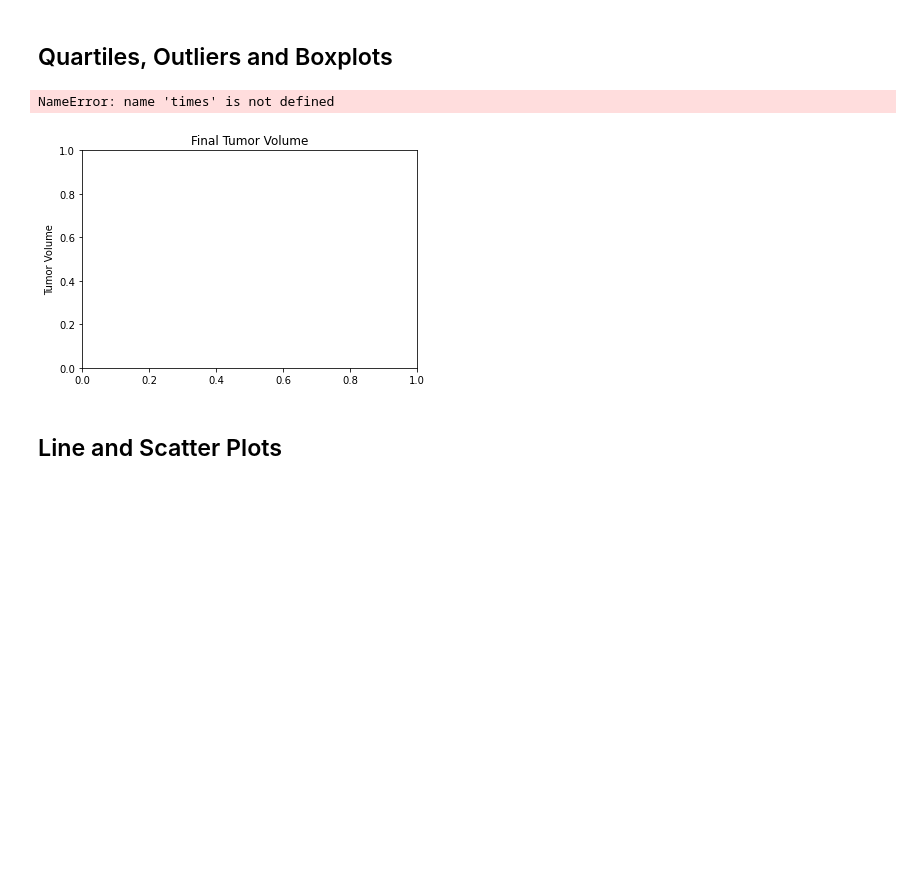
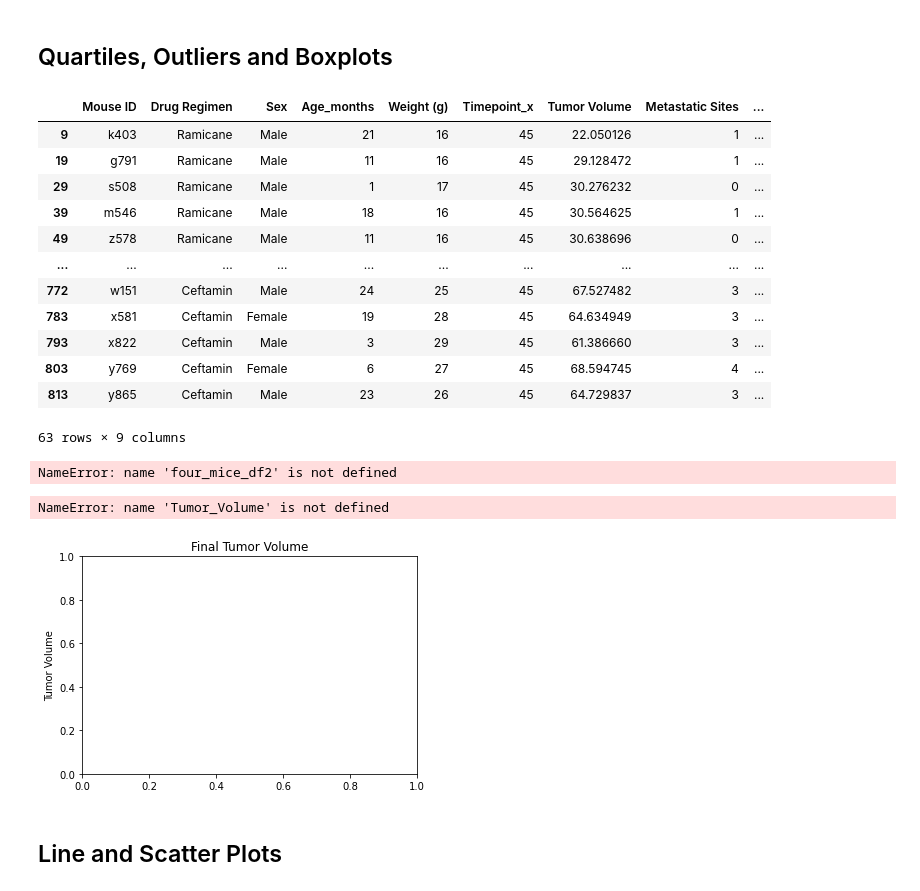
Before and after one commit to ese12880/Matplotlib-challenge, a Jupyter notebook: analysis/pymaceuticals_starter.ipynb, the cells around one changed output. Cells and saved outputs as stored; diff of their text form; code cells hidden in the pictures; blank space fills up the shorter version.

```diff
--- a/analysis/pymaceuticals_starter.ipynb
+++ b/analysis/pymaceuticals_starter.ipynb
@@ -236,19 +236,64 @@ plt.pie(sizes, explode=explode, labels=labels, colors=colors,
 # %%
 # Calculate the final tumor volume of each mouse across four of the treatment regimens:
 # Capomulin, Ramicane, Infubinol, and Ceftamin
+Capomulin_df = combined_data.loc[combined_data['Drug Regimen'] == "Capomulin", :]
+Capomulin_df.head()
+
+Ramicane_df = combined_data.loc[combined_data['Drug Regimen'] == "Ramicane", :]
+Ramicane_df.head()
+
+Infubinol_df = combined_data.loc[combined_data['Drug Regimen'] == "Infubinol", :]
+Infubinol_df.head()
+
+Ceftamin_df = combined_data.loc[combined_data['Drug Regimen'] == "Ceftamin", :]
+Ceftamin_df.head()
+
+four_mice_df = pd.merge(Ramicane_df, pd.merge(Capomulin_df, pd.merge(Infubinol_df, Ceftamin_df, how="outer"), how="outer"), how="outer")
+
+pd.merge(Infubinol_df, Ceftamin_df, how="outer")
+
+mouse_grp = four_mice_df.groupby(['Drug Regimen'])
 
 # Start by getting the last (greatest) timepoint for each mouse
-
+mouse_grp_df = pd.DataFrame(mouse_grp['Timepoint'].max())
 
 # Merge this group df with the original dataframe to get the tumor volume at the last timepoint
+merged_data = pd.merge(combined_data,mouse_grp_df, how='right', on='Drug Regimen')
+
+final_tumor_df = merged_data.loc[merged_data['Timepoint_x']==merged_data['Timepoint_y']]
+final_tumor_df
+# %% [output]
+|  | Mouse ID | Drug Regimen | Sex | Age_months | Weight (g) | Timepoint_x | Tumor Volume | Metastatic Sites | ... |
+| 9 | k403 | Ramicane | Male | 21 | 16 | 45 | 22.050126 | 1 | ... |
+| 19 | g791 | Ramicane | Male | 11 | 16 | 45 | 29.128472 | 1 | ... |
+| 29 | s508 | Ramicane | Male | 1 | 17 | 45 | 30.276232 | 0 | ... |
+| 39 | m546 | Ramicane | Male | 18 | 16 | 45 | 30.564625 | 1 | ... |
+| 49 | z578 | Ramicane | Male | 11 | 16 | 45 | 30.638696 | 0 | ... |
+| ... | ... | ... | ... | ... | ... | ... | ... | ... | ... |
+| 772 | w151 | Ceftamin | Male | 24 | 25 | 45 | 67.527482 | 3 | ... |
+| 783 | x581 | Ceftamin | Female | 19 | 28 | 45 | 64.634949 | 3 | ... |
+| 793 | x822 | Ceftamin | Male | 3 | 29 | 45 | 61.386660 | 3 | ... |
+| 803 | y769 | Ceftamin | Female | 6 | 27 | 45 | 68.594745 | 4 | ... |
+| 813 | y865 | Ceftamin | Male | 23 | 26 | 45 | 64.729837 | 3 | ... |
+63 rows × 9 columns
 # %%
 # Put treatments into a list for for loop (and later for plot labels)
-
+Treatments = four_mice_df2['Drug Regimen']
 
 # Create empty list to fill with tumor vol data (for plotting)
-
+Tumor_Volume = []
 
 # Calculate the IQR and quantitatively determine if there are any potential outliers.
+
+quartiles = Tumor_Volume.quantile([.25,.5,.75])
+lowerq = quartiles[0.25]
+upperq = quartiles[0.75]
+iqr = upperq-lowerq
+
+print(f"The lower quartile is: {lowerq}")
+print(f"The upper quartile  is: {upperq}")
+print(f"The interquartile range is: {iqr}")
+print(f"The the median is: {quartiles[0.5]} ")
 
 
     # Locate the rows which contain mice on each drug and get the tumor volumes
@@ -258,17 +303,18 @@ plt.pie(sizes, explode=explode, labels=labels, colors=colors,
 
 
     # Determine outliers using upper and lower bounds
+# %% [output]
+NameError: name 'four_mice_df2' is not defined
 # %%
 # Generate a box plot of the final tumor volume of each mouse across four regimens of interest
 # Example outlier plot of reaction times
-Tumor_Volume = []
 fig1, ax1 = plt.subplots()
 ax1.set_title('Final Tumor Volume')
 ax1.set_ylabel('Tumor Volume')
-ax1.boxplot(times)
+ax1.boxplot(Tumor_Volume)
 plt.show()
 # %% [output]
-NameError: name 'times' is not defined
+NameError: name 'Tumor_Volume' is not defined
 [figure]
 # %% [markdown]
 ## Line and Scatter Plots
```
Also changed, not shown: parts of 3 cells of this notebook.
